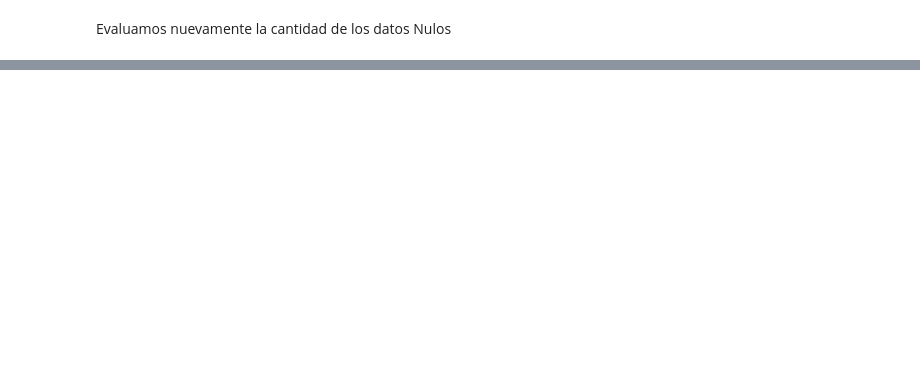
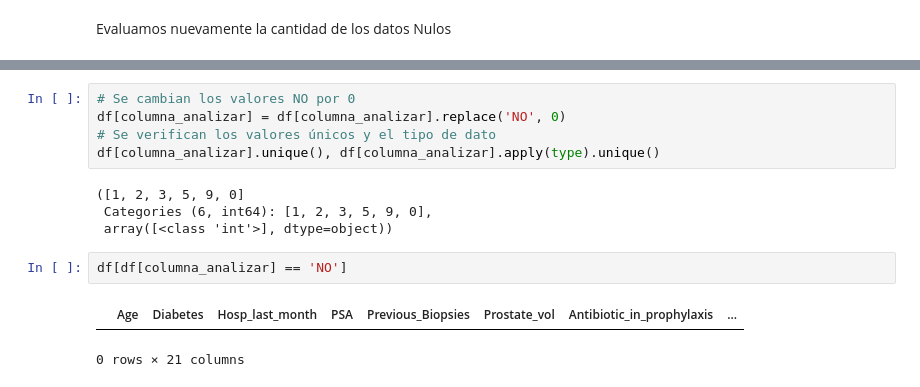
Before and after one commit to EVBic/ML_Hospital, a Jupyter notebook: hospital2.ipynb, the cells around one changed output, grey strips where cells are left out. Saved outputs shown, nothing was run; the diff lists cells and outputs as text; blank space fills up the shorter version.

```diff
--- a/hospital2.ipynb
+++ b/hospital2.ipynb
@@ -387,0 +413,14 @@ dtype: int64
+# %%
+# Se cambian los valores NO por 0
+df[columna_analizar] = df[columna_analizar].replace('NO', 0)
+# Se verifican los valores únicos y el tipo de dato
+df[columna_analizar].unique(), df[columna_analizar].apply(type).unique()
+# %% [output]
+([1, 2, 3, 5, 9, 0]
+ Categories (6, int64): [1, 2, 3, 5, 9, 0],
+ array([<class 'int'>], dtype=object))
+# %%
+df[df[columna_analizar] == 'NO']
+# %% [output]
+|  | Age | Diabetes | Hosp_last_month | PSA | Previous_Biopsies | Prostate_vol | Antibiotic_in_prophylaxis | ... |
+0 rows × 21 columns
```
Also changed, not shown: parts of 13 cells of this notebook.
